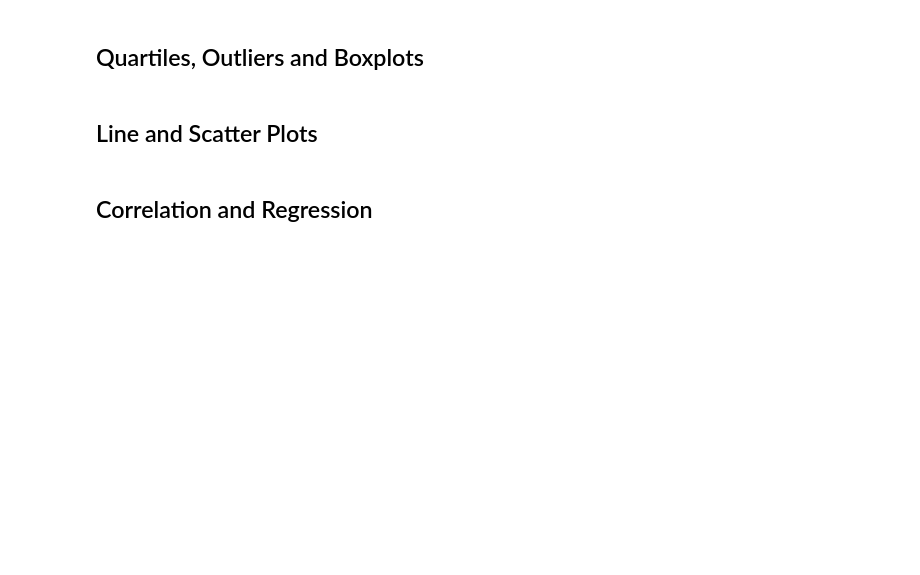
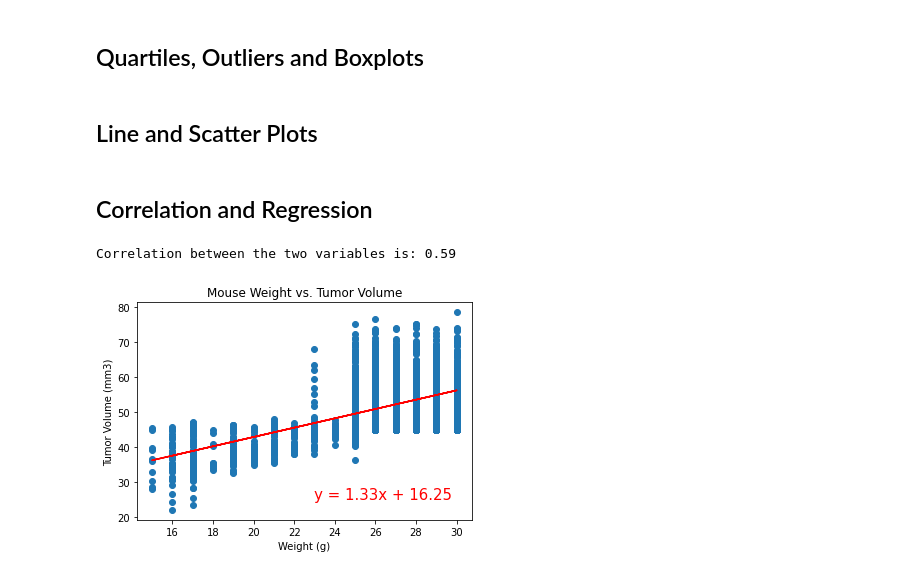
Before and after one commit to khbader101/Matplotlib-Challenge, a Jupyter notebook: pymaceuticals_starter.ipynb, the cells around one changed output. Saved outputs shown, nothing was run; the diff lists cells and outputs as text; code cells hidden in the pictures; blank space fills up the shorter version.

Commit message:
finished the correlation and linear regression

```diff
--- a/pymaceuticals_starter.ipynb
+++ b/pymaceuticals_starter.ipynb
@@ -251,0 +248,20 @@ correlation = st.pearsonr(cleaned_mouse_df[''])
+# %%
+# Calculate the correlation coefficient and linear regression model
+# for mouse weight and average tumor volume for the Capomulin regimen
+weight_of_mice = cleaned_mouse_df['Weight (g)']
+tumor_volume_of_mice = cleaned_mouse_df['Tumor Volume (mm3)']
+correlation = st.pearsonr(weight_of_mice,tumor_volume_of_mice)
+(slope, intercept, rvalue, pvalue, stderr) = linregress(weight_of_mice, tumor_volume_of_mice)
+regress_values = weight_of_mice * slope + intercept
+line_eq = "y = " + str(slope.round(2)) + "x + " + str(intercept.round(2))
+plt.scatter(weight_of_mice,tumor_volume_of_mice)
+plt.plot(weight_of_mice, regress_values, "r-")
+plt.annotate(line_eq, (23,25), fontsize=15,color='red')
+plt.title('Mouse Weight vs. Tumor Volume')
+plt.xlabel('Weight (g)')
+plt.ylabel('Tumor Volume (mm3)')
+print(f'Correlation between the two variables is: {correlation[0].round(2)}')
+plt.show()
+# %% [output]
+Correlation between the two variables is: 0.59
+[figure, added]
```
Also changed, not shown: parts of 2 cells of this notebook.
